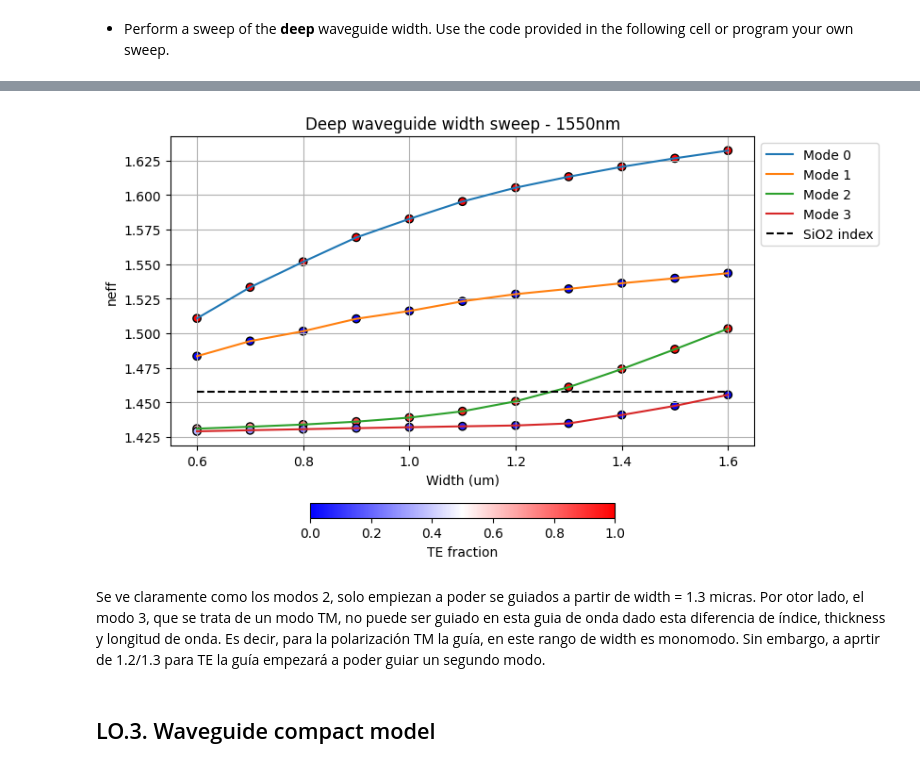
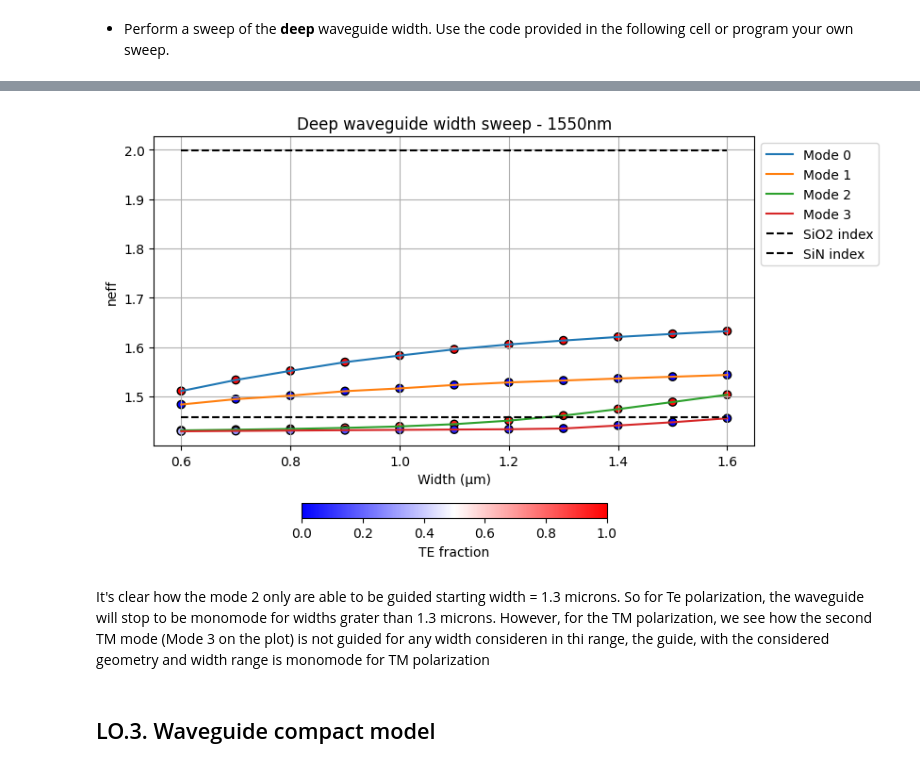
Before and after one commit to DBAEASE/pic-upv-lab1, a Jupyter notebook: WAVEGUIDES_Student.ipynb, the cells around one changed output, grey strips where cells are left out. Cells and saved outputs as stored; diff of their text form; code cells hidden in the pictures.

```diff
--- a/WAVEGUIDES_Student.ipynb
+++ b/WAVEGUIDES_Student.ipynb
@@ -44,8 +44,5 @@ We have asumed until now, that the **real** value of the effective index for eac
     - Conclude which will be the best configuration for the grid parameters for this particular case.
 # %%
 grid_resolution = np.linspace(10,100,10)
-max_grid_scaling = np.linspace(1.2,1.6,5)
-
-n_eff = []
-fraction_te = []
+max_grid_scaling = np.linspace(1.2,1.6,6)
 # %%
@@ -131,7 +131,7 @@ for max_grid in max_grid_scaling:
         wavelength=1550 * nm, # Wavelength to simulate
         num_modes=4, # Targeted number of modes to find
         max_grid_scaling=max_grid, # Parameters of the grid
-        grid_resolution=20, # Parameters of the grid
+        grid_resolution=30, # Parameters of the grid
         cache_path='.cache/', # Important! In order to save simulation time, set your cache Path!
         precision='double',
     )
@@ -223,6 +271,7 @@ plt.xlabel("Width (μm)")
 plt.ylabel("neff")
 plt.grid()
 plt.hlines(np.mean(box_index), xmin=np.min(w), xmax=np.max(w), colors='k', linestyles='dashed',label='SiO2 index')
+plt.hlines(np.mean(nitride_index), xmin=np.min(w), xmax=np.max(w), colors='k', linestyles='dashed',label='SiN index')
 plt.legend(loc='upper left', bbox_to_anchor=(1, 1))
 plt.tight_layout(rect=[0, 0, 0.85, 1])
 plt.colorbar(orientation='horizontal',fraction=0.04).set_label("TE fraction")
@@ -252,6 +301,6 @@ plt.colorbar(orientation='horizontal',fraction=0.04).set_label("TE fraction")
-[figure, old version]
+[figure, new version]
-# %% [markdown]
-Se ve claramente como los modos 2, solo empiezan a poder se guiados a partir de width = 1.3 micras. Por otor lado, el modo 3, que se trata de un modo TM, no puede ser guiado en esta guia de onda dado esta diferencia de índice, thickness y longitud de onda. Es decir, para la polarización TM la guía, en este rango de width es monomodo. Sin embargo, a aprtir de 1.2/1.3 para TE la guía empezará a poder guiar un segundo modo.
+# %% [markdown]
+It's clear how the mode 2 only are able to be guided starting width = 1.3 microns. So for Te polarization, the waveguide will stop to be monomode for widths grater than 1.3 microns. However, for the TM polarization, we see how the second TM mode (Mode 3 on the plot) is not guided for any width consideren in thi range, the guide, with the considered geometry and width range is monomode for TM polarization
 # %% [markdown]
 ## LO.3. Waveguide compact model
 # %% [markdown]
```
Also changed, not shown: parts of 92 cells of this notebook, 1 other file.
